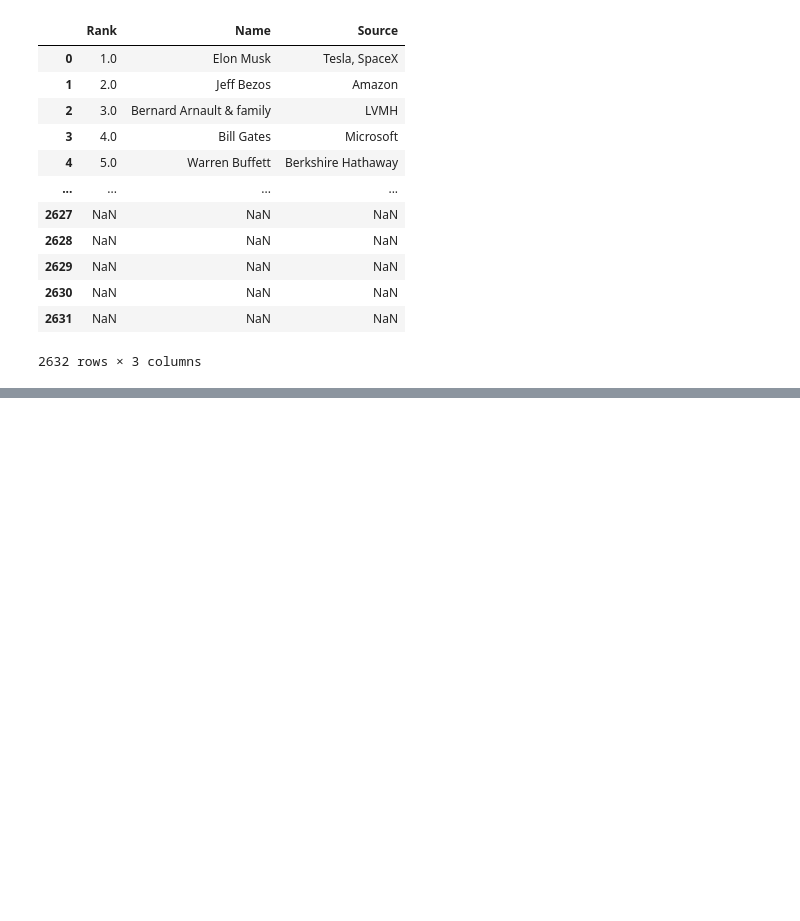
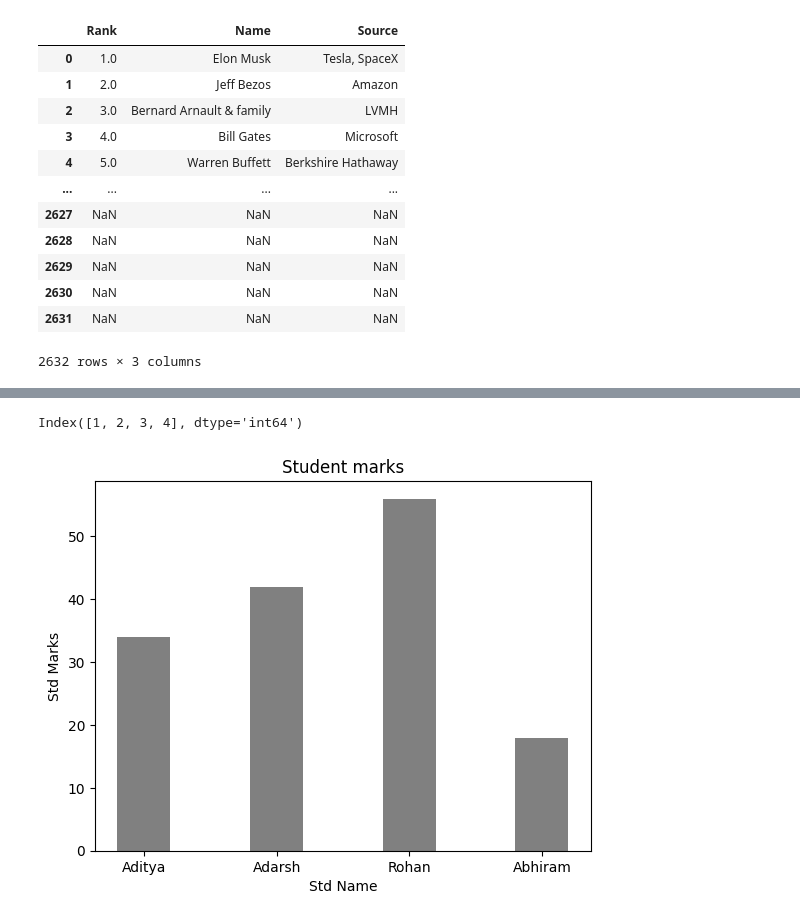
Before and after one commit to Aditya44234/AIwithPy, a Jupyter notebook: pandas.ipynb, the cells around one changed output, grey strips where cells are left out. Drawn from its saved outputs; the diff is of its cells as text; code cells hidden in the pictures; blank space fills up the shorter version.

```diff
--- a/pandas.ipynb
+++ b/pandas.ipynb
@@ -171,0 +202,8 @@ rich.filter(["Rank","Name","Net Worth (USD)","Source"])
+# %%
+plt.bar(df['name'],df['marks'] ,color='grey',width=0.4)
+plt.xlabel("Std Name")
+plt.ylabel("Std Marks")
+plt.title("Student marks")
+# %% [output]
+Index([1, 2, 3, 4], dtype='int64')
+[figure, added]
```
Also changed, not shown: parts of 1 cell of this notebook.
